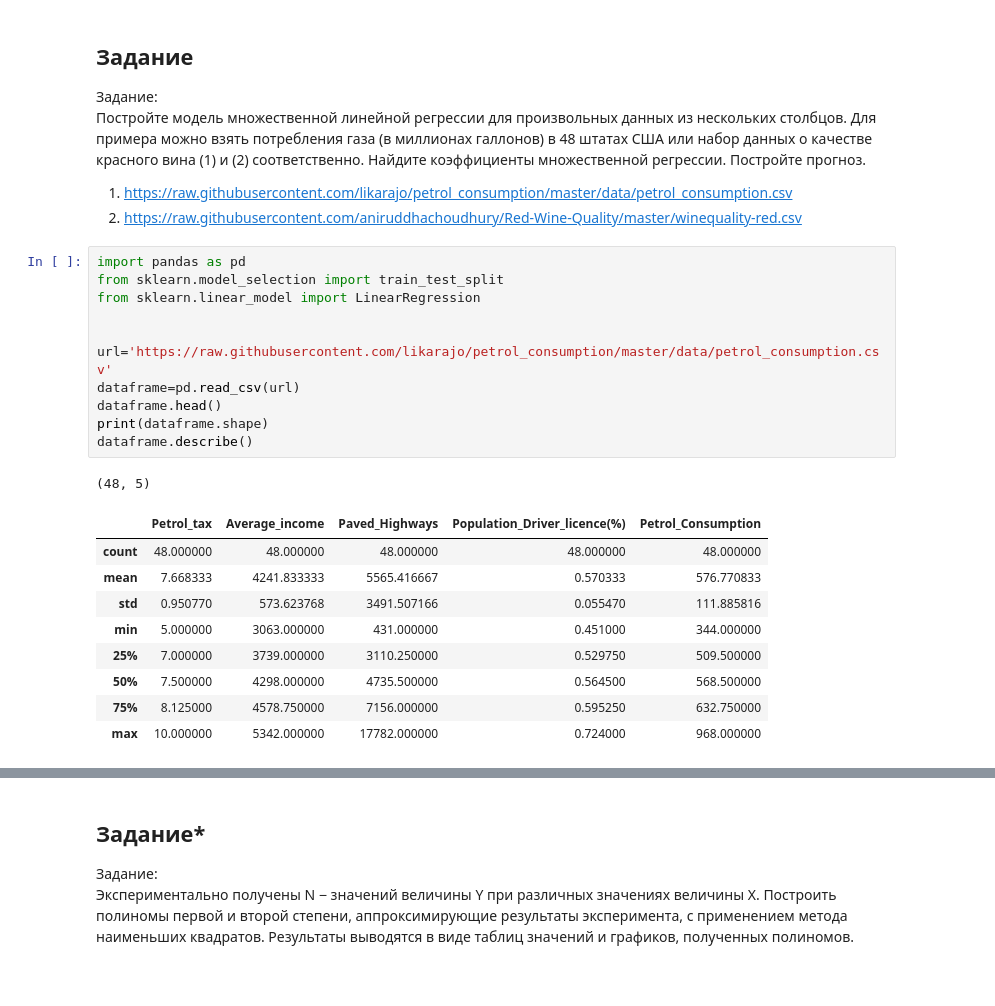
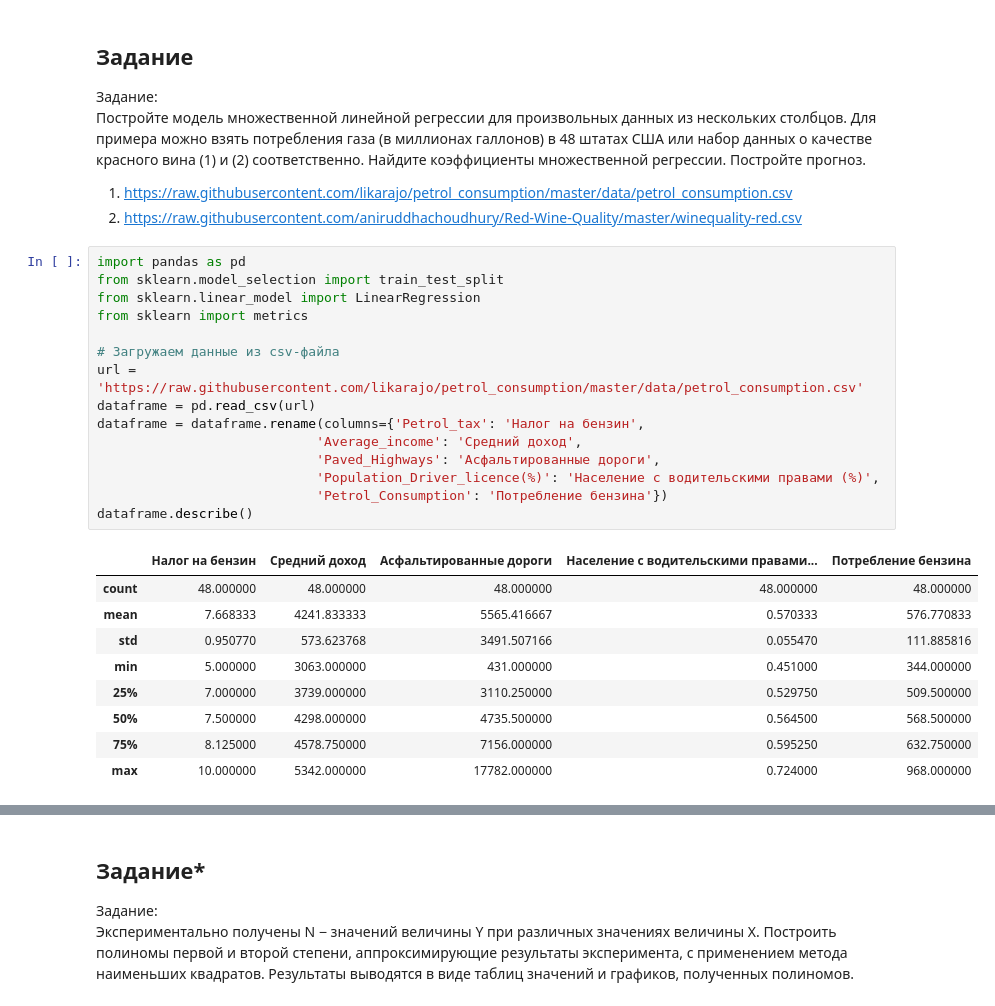
Before and after one commit to Marenau/Artificial-intelligence, a Jupyter notebook: 4 тетрадь/Рабочая тетрадь 4.ipynb, the cells around one changed output, grey strips where cells are left out. Drawn from its saved outputs; the diff is of its cells as text; blank space fills up the shorter version.

```diff
--- a/4 тетрадь/Рабочая тетрадь 4.ipynb
+++ b/4 тетрадь/Рабочая тетрадь 4.ipynb
@@ -663,17 +933,20 @@ Mean Squared Errors 6.525236734729814
 # %%
 import pandas as pd
 from sklearn.model_selection import train_test_split
 from sklearn.linear_model import LinearRegression
+from sklearn import metrics
 
-
-url='https://raw.githubusercontent.com/likarajo/petrol_consumption/master/data/petrol_consumption.csv'
-dataframe=pd.read_csv(url)
-dataframe.head()
-print(dataframe.shape)
+# Загружаем данные из csv-файла
+url = 'https://raw.githubusercontent.com/likarajo/petrol_consumption/master/data/petrol_consumption.csv'
+dataframe = pd.read_csv(url)
+dataframe = dataframe.rename(columns={'Petrol_tax': 'Налог на бензин',
+                            'Average_income': 'Средний доход',
+                            'Paved_Highways': 'Асфальтированные дороги',
+                            'Population_Driver_licence(%)': 'Население с водительскими правами (%)',
+                            'Petrol_Consumption': 'Потребление бензина'})
 dataframe.describe()
 # %% [output]
-(48, 5)
-|  | Petrol_tax | Average_income | Paved_Highways | Population_Driver_licence(%) | Petrol_Consumption |
+|  | Налог на бензин | Средний доход | Асфальтированные дороги | Население с водительскими правами... | Потребление бензина |
 | count | 48.000000 | 48.000000 | 48.000000 | 48.000000 | 48.000000 |
 | mean | 7.668333 | 4241.833333 | 5565.416667 | 0.570333 | 576.770833 |
 | std | 0.950770 | 573.623768 | 3491.507166 | 0.055470 | 111.885816 |
```
Also changed, not shown: parts of 42 cells of this notebook, 5 other files.
